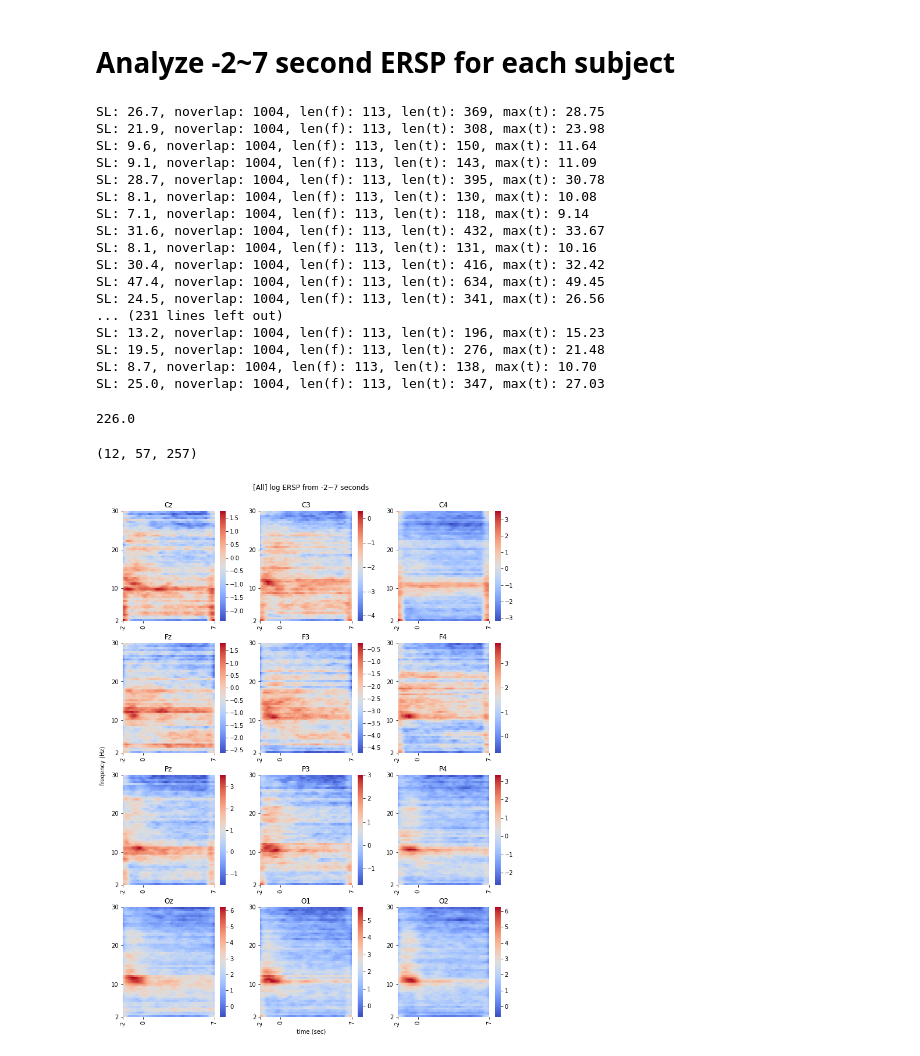
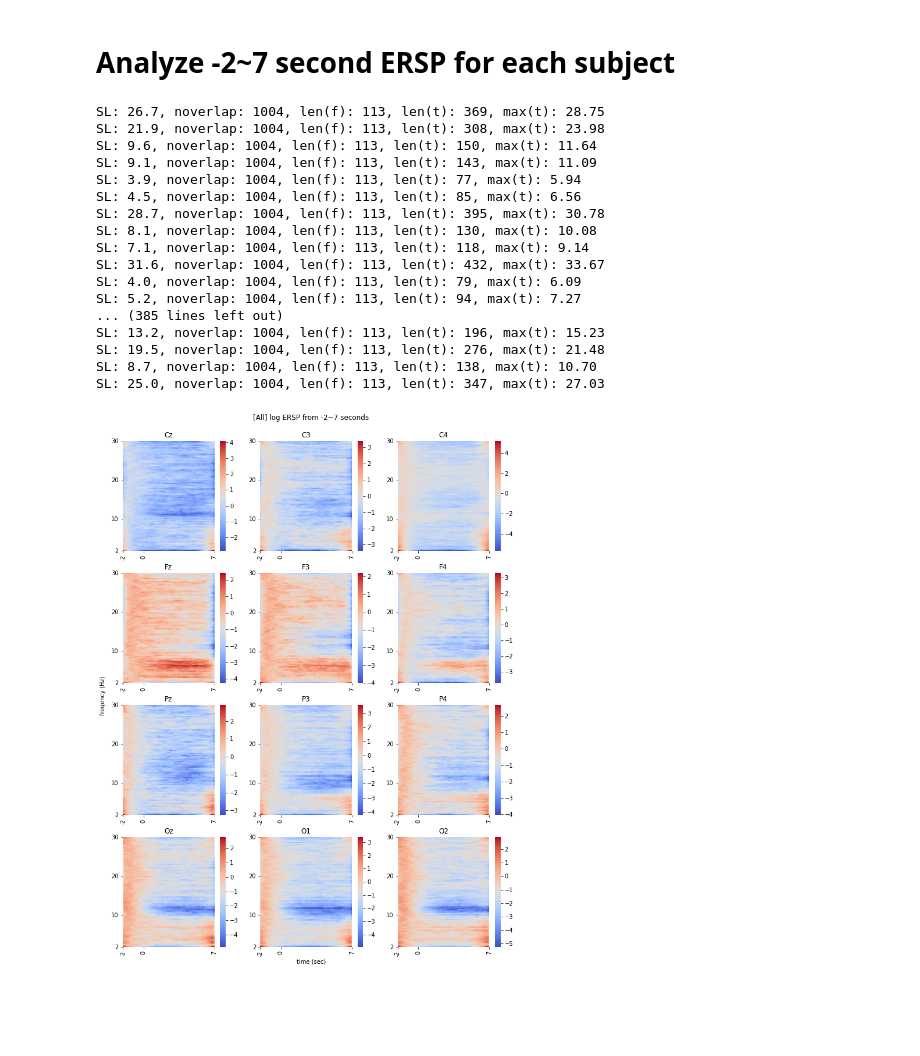
Before and after one commit to hundredball/Math24, a Jupyter notebook: Analyze_data.ipynb, the cells around one changed output. Saved outputs shown, nothing was run; the diff lists cells and outputs as text; code cells hidden in the pictures; blank space fills up the shorter version.

Commit message:
Plot ERSP from -2~7 seconds with the same procedure as in the paper

```diff
--- a/Analyze_data.ipynb
+++ b/Analyze_data.ipynb
@@ -1025,6 +1034,7 @@ data_names = [x[0:6] for x in df_names.values.flatten()]
 channel_order = dl.read_channel_name(12)
 
 fs = 256
+t = np.linspace(-2,7,200)    # Reference time for time warping
 num_trial = 0
 SL_all = []
 signal_all = []
@@ -1052,40 +1062,50 @@ for i_file, fileName in enumerate(data_names):
 
     # Calculate ERSP with 200 equally spaced time points
     nperseg = 1024
-
     for i_data in range(len(sol_data)):
         sol_data_i = sol_data[i_data][np.newaxis,:,:]
-        noverlap = nperseg - 20
-        f, t, ERSP = bandpower.STFT(sol_data_i, SL_i, np.zeros(len(sol_data_i))+i_file,
+        #noverlap = nperseg - (sol_data_i.shape[-1]//200)
+        noverlap = 1024-20
+        f, t_i, ERSP = bandpower.STFT(sol_data_i, SL_i, np.zeros(len(sol_data_i))+i_file,
                                     np.zeros(len(sol_data_i)), 2, 30, nperseg=nperseg, noverlap=noverlap)
+
         print('SL: %.1f, noverlap: %d, len(f): %d, len(t): %d, max(t): %.2f'%(SL_i[i_data],
-                                                                              noverlap, len(f),len(t),max(t)))
+                                                                              noverlap, len(f),len(t_i),max(t_i)))
+
+        # Linear time warping
+        M = time_warp_matrix(t_i, t)
+        ERSP = ERSP@M.T
 
         # Transform to dB
         ERSP = 10*np.log10(ERSP)
 
-        ERSP_all.append(ERSP.copy())
+        '''
+        # Take previous 200 time points
+        ERSP = ERSP[:,:,:,:200]
+        '''
 
+        if i_data==0:
+            ERSP_i = ERSP
+        else:
+            ERSP_i = np.concatenate((ERSP_i,ERSP), axis=0)
+
+    ERSP_all.append(ERSP_i.copy())
     num_trial += len(SL_i)
 # %% [output]
 SL: 26.7, noverlap: 1004, len(f): 113, len(t): 369, max(t): 28.75
 SL: 21.9, noverlap: 1004, len(f): 113, len(t): 308, max(t): 23.98
 SL: 9.6, noverlap: 1004, len(f): 113, len(t): 150, max(t): 11.64
 SL: 9.1, noverlap: 1004, len(f): 113, len(t): 143, max(t): 11.09
+SL: 3.9, noverlap: 1004, len(f): 113, len(t): 77, max(t): 5.94
+SL: 4.5, noverlap: 1004, len(f): 113, len(t): 85, max(t): 6.56
 SL: 28.7, noverlap: 1004, len(f): 113, len(t): 395, max(t): 30.78
 SL: 8.1, noverlap: 1004, len(f): 113, len(t): 130, max(t): 10.08
 SL: 7.1, noverlap: 1004, len(f): 113, len(t): 118, max(t): 9.14
 SL: 31.6, noverlap: 1004, len(f): 113, len(t): 432, max(t): 33.67
-SL: 8.1, noverlap: 1004, len(f): 113, len(t): 131, max(t): 10.16
-SL: 30.4, noverlap: 1004, len(f): 113, len(t): 416, max(t): 32.42
-SL: 47.4, noverlap: 1004, len(f): 113, len(t): 634, max(t): 49.45
-SL: 24.5, noverlap: 1004, len(f): 113, len(t): 341, max(t): 26.56
-... (231 lines left out)
+SL: 4.0, noverlap: 1004, len(f): 113, len(t): 79, max(t): 6.09
+SL: 5.2, noverlap: 1004, len(f): 113, len(t): 94, max(t): 7.27
+... (385 lines left out)
 SL: 13.2, noverlap: 1004, len(f): 113, len(t): 196, max(t): 15.23
 SL: 19.5, noverlap: 1004, len(f): 113, len(t): 276, max(t): 21.48
 SL: 8.7, noverlap: 1004, len(f): 113, len(t): 138, max(t): 10.70
 SL: 25.0, noverlap: 1004, len(f): 113, len(t): 347, max(t): 27.03
-# %%
-(9.3*256-1024)//(1024-1018)
-# %% [output]
-226.0
@@ -1094,12 +1112,18 @@ time = np.arange(nperseg/2, x.shape[-1] - nperseg/2 + 1, nperseg - noverlap)/flo
 # %%
+t = np.linspace(0,9,200)    # Move time from -2~7 to 0~9
+
 # Plot ERSP heatmap for each subject
 for i_sub in range(11):
 
     # Subtract baseline (fixation)
     ERSP = ERSP_all[i_sub].copy()
+    for i_data in range(len(ERSP)):
+        ERSP_i_data = ERSP[i_data,:]
+        baseline = np.mean(ERSP_i_data[:,:,np.where(t<2)[0]], axis=2)    # Average across time
+        ERSP[i_data,:] = ERSP[i_data,:] - baseline[:,:,np.newaxis]
+    ERSP_all[i_sub] = ERSP.copy()
+
     ERSP = np.mean(ERSP, axis=0)    # Average across trials
-    baseline = np.mean(ERSP[:,:,np.where(t<2)[0]], axis=2)    # Average across time
-    ERSP = ERSP - baseline[:,:,np.newaxis]
 
     fig, axs = plt.subplots(4,3, figsize=(12,16))
 
@@ -1121,40 +1145,50 @@ for i_sub in range(11):
     fig.text(0.5, 0.1, 'time (sec)', ha='center')
     fig.text(0.08, 0.5, 'freqency (Hz)', va='center', rotation='vertical')
     fig.suptitle('[Sub %d] log ERSP from -2~7 seconds'%(i_sub), y=0.92)
-    fig.savefig('./results/Analyze_ERSP_beforeAfterOnset/ERSP_sub%d.png'%(i_sub))
+    fig.savefig('./results/Analyze_ERSP_beforeAfterOnset/ERSP_sub%d_TW.png'%(i_sub))
     plt.close()
 # %%
 # Wrap up ERSP for all
 ERSP_all_array = ERSP_all[0]
-for i in range(1,len(ERSP_all)-2):
+for i in range(1,len(ERSP_all)):
     ERSP_all_array = np.concatenate((ERSP_all_array, ERSP_all[i]), axis=0)
-ERSP = np.mean(ERSP_all_array, axis=0)    # Average across trials
-print(ERSP.shape)
-basline = np.mean(ERSP[:,:,np.where(t<2)[0]], axis=2)    # Average across time
-ERSP = ERSP - baseline[:,:,np.newaxis]    # Subtract baseline
+
+# Compute average spectral power in baseline for each subject for each channel
+baseline_all = np.mean(ERSP_all_array[:,:,:,np.where(t<2)[0]], axis=3)   # Average across time
+baseline_all = np.mean(baseline_all, axis=2)   # Average across frequency
+
+# Remove channels that lie on two std away from the mean power
+zero_mask = np.zeros(baseline_all.shape)
+mu = np.mean(baseline_all,axis=0)
+std = np.std(baseline_all,axis=0)
+for i_data in range(baseline_all.shape[0]):
+    for i_channel in range(baseline_all.shape[1]):
+        if (mu[i_channel]-2*std[i_channel]<=baseline_all[i_data,i_channel]<=mu[i_channel]+2*std[i_channel]):
+            zero_mask[i_data,i_channel] = 1
+ERSP = ERSP_all_array*zero_mask[:,:,np.newaxis,np.newaxis]
+ERSP = np.mean(ERSP, axis=0)    # Average across trials
 
 # Plot ERSP heatmap for all
 fig, axs = plt.subplots(4,3, figsize=(12,16))
 
 for i_channel in range(12):
 
     row = i_channel//3
     col = i_channel%3
 
     df = pd.DataFrame(data=ERSP[i_channel,:,:],
                       index=np.linspace(2,30,len(f)), columns=np.linspace(-2,7,len(t)))
     sns.heatmap(df, cmap="coolwarm", ax=axs[row,col])
     axs[row,col].invert_yaxis()
     axs[row,col].set_xticks([0,np.where(t>2)[0][0],len(t)])
     axs[row,col].set_xticklabels([-2,0,7])
     axs[row,col].set_yticks([0,np.where(f>10)[0][0],np.where(f>20)[0][0],len(f)])
     axs[row,col].set_yticklabels([2,10,20,30])
     axs[row,col].set_title(channel_order[i_channel])
 
 fig.text(0.5, 0.1, 'time (sec)', ha='center')
 fig.text(0.08, 0.5, 'freqency (Hz)', va='center', rotation='vertical')
 fig.suptitle('[All] log ERSP from -2~7 seconds', y=0.92)
-fig.savefig('./results/Analyze_ERSP_beforeAfterOnset/ERSP_all.png')
+fig.savefig('./results/Analyze_ERSP_beforeAfterOnset/ERSP_all_TW.png')
 # %% [output]
-(12, 57, 257)
-[figure, old version]
+[figure, new version]
```
Also changed, not shown: parts of 3 cells of this notebook, 1 other file.
